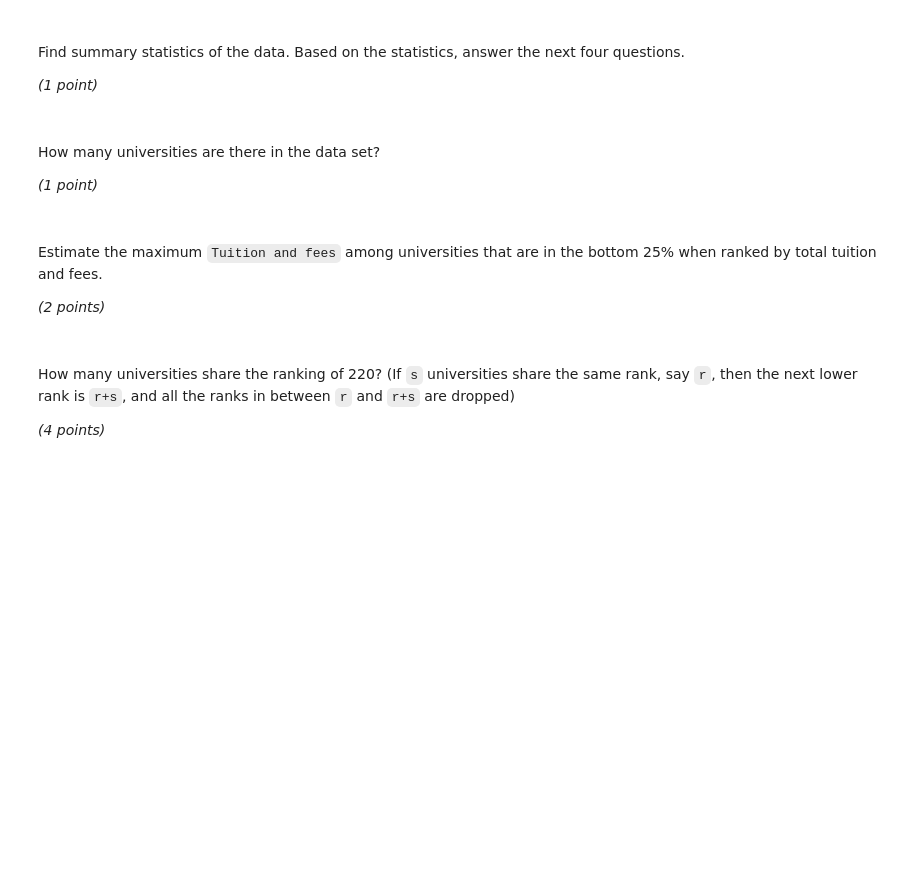
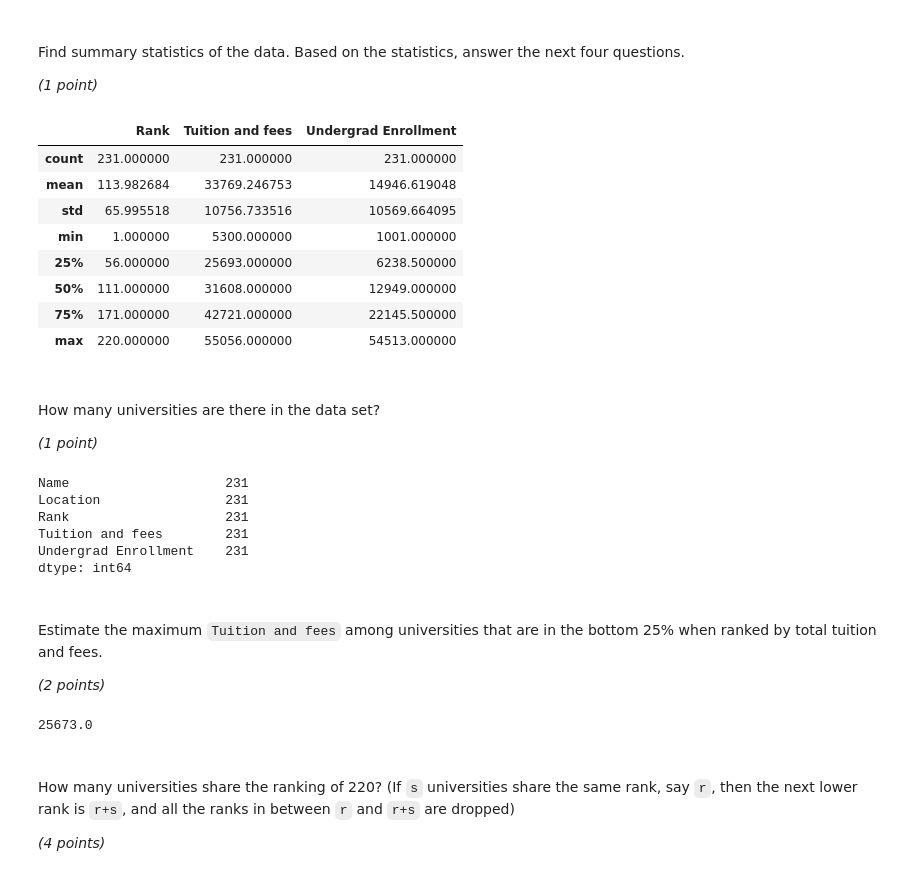
Before and after one commit to vaibhavrangan/Stat_303-1, a Jupyter notebook: Homework/Assignment_A.ipynb, the cells around one changed output. Drawn from its saved outputs; the diff is of its cells as text; code cells hidden in the pictures; blank space fills up the shorter version.

```diff
--- a/Homework/Assignment A.ipynb
+++ b/Homework/Assignment_A.ipynb
@@ -205,3 +257,8 @@ $$\text{Percentage of } \textit{Fascinating} \text{ votes for a ted talk} = \fra
 Download the data set “univ.txt”. Read it with python.
 
 *(1 point)*
+# %%
+import pandas as pd
+
+univ_txt = pd.read_csv("/Users/vaibhavrangan/Downloads/Stat_303-1/Data/univ.txt", sep="\t")
+print(univ_txt)
@@ -210,16 +285,46 @@ Download the data set “univ.txt”. Read it with python.
 Find summary statistics of the data. Based on the statistics, answer the next four questions.
 
 *(1 point)*
+# %%
+univ_txt.describe()
+# %% [output]
+|  | Rank | Tuition and fees | Undergrad Enrollment |
+| count | 231.000000 | 231.000000 | 231.000000 |
+| mean | 113.982684 | 33769.246753 | 14946.619048 |
+| std | 65.995518 | 10756.733516 | 10569.664095 |
+| min | 1.000000 | 5300.000000 | 1001.000000 |
+| 25% | 56.000000 | 25693.000000 | 6238.500000 |
+| 50% | 111.000000 | 31608.000000 | 12949.000000 |
+| 75% | 171.000000 | 42721.000000 | 22145.500000 |
+| max | 220.000000 | 55056.000000 | 54513.000000 |
 # %% [markdown]
 ###
 How many universities are there in the data set?
 
 *(1 point)*
+# %%
+univ_txt.count()
+# %% [output]
+Name                    231
+Location                231
+Rank                    231
+Tuition and fees        231
+Undergrad Enrollment    231
+dtype: int64
 # %% [markdown]
 ###
 Estimate the maximum `Tuition and fees` among universities that are in the bottom 25% when ranked by total tuition and fees.
 
 *(2 points)*
+# %%
+import numpy as np
+
+bottom_25 = np.percentile(univ_txt["Tuition and fees"], 25)
+affordable_unis = univ_txt.loc[univ_txt["Tuition and fees"] <= bottom_25]
+
+print(affordable_unis["Tuition and fees"].max())
+# %% [output]
+25673.0
 # %% [markdown]
 ###
 How many universities share the ranking of 220? (If `s` universities share the same rank, say `r`, then the next lower rank is `r+s`, and all the ranks in between `r` and `r+s` are dropped)
```
Also changed, not shown: parts of 18 cells of this notebook, 1 other file.
